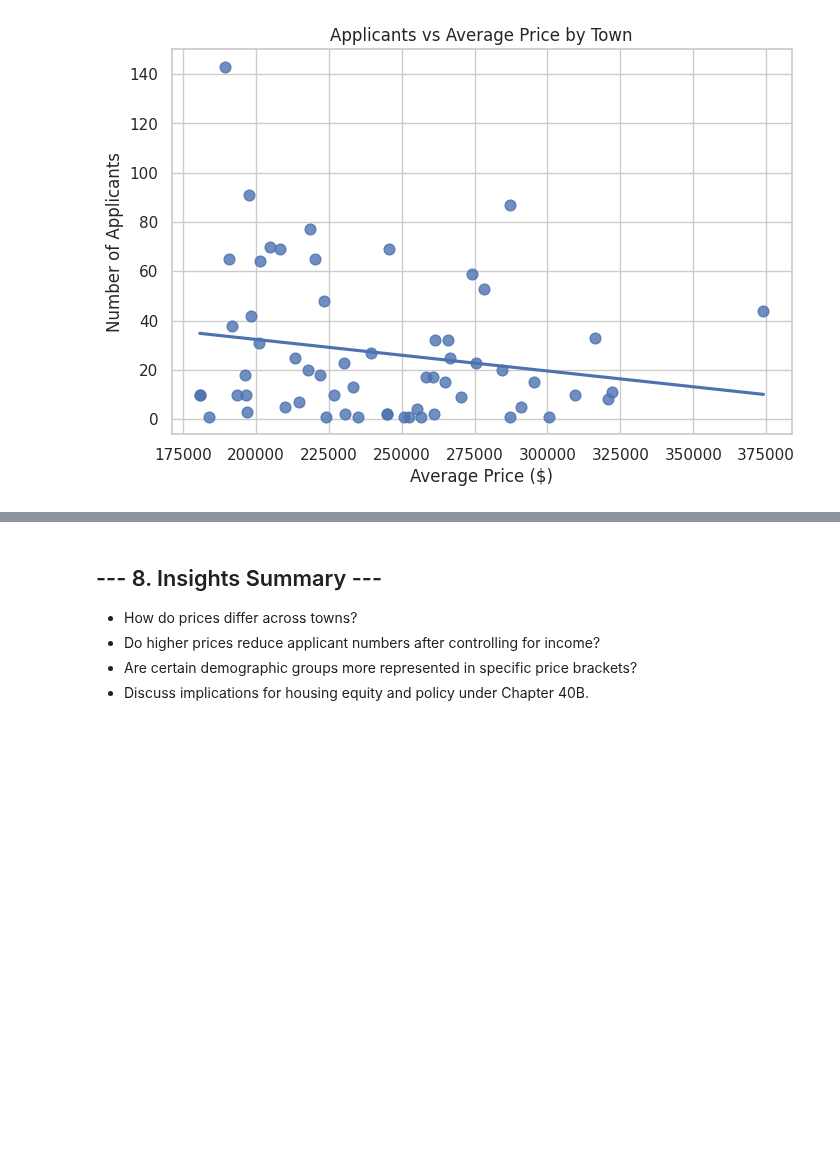
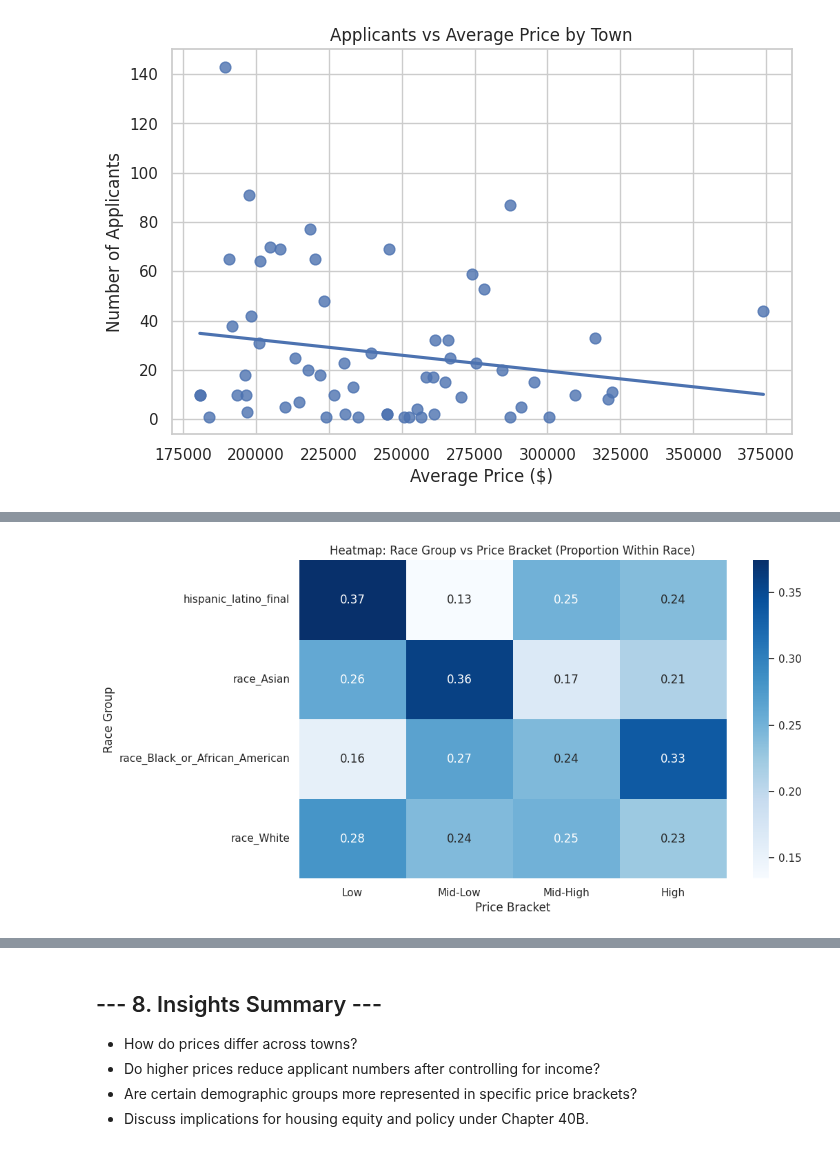
Before and after one commit to BU-Spark/pitne-affordable-housing-efficacy, a Jupyter notebook: fa25-team-a/analysis/Q3)_applicant_vs_price_analysis.ipynb, the cells around one changed output, grey strips where cells are left out. Saved outputs shown, nothing was run; the diff lists cells and outputs as text; code cells hidden in the pictures; blank space fills up the shorter version.

```diff
--- a/fa25-team-a/analysis/Q3)_applicant_vs_price_analysis.ipynb
+++ b/fa25-team-a/analysis/Q3)_applicant_vs_price_analysis.ipynb
@@ -300,0 +424,19 @@ plt.show()
+# %%
+
+# HEATMAP: RACE vs PRICE BRACKET
+
+
+import seaborn as sns
+import matplotlib.pyplot as plt
+
+# Build contingency table
+heat_df = pd.crosstab(analysis_df['race_group'], analysis_df['price_bracket'], normalize='index')
+
+plt.figure(figsize=(10,6))
+sns.heatmap(heat_df, annot=True, cmap="Blues", fmt=".2f")
+plt.title("Heatmap: Race Group vs Price Bracket (Proportion Within Race)")
+plt.xlabel("Price Bracket")
+plt.ylabel("Race Group")
+plt.show()
+# %% [output]
+[figure, added]
```
Also changed, not shown: parts of 5 cells of this notebook.
